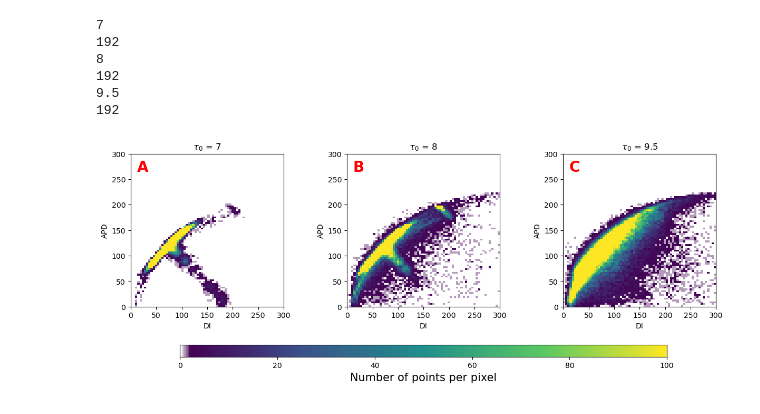
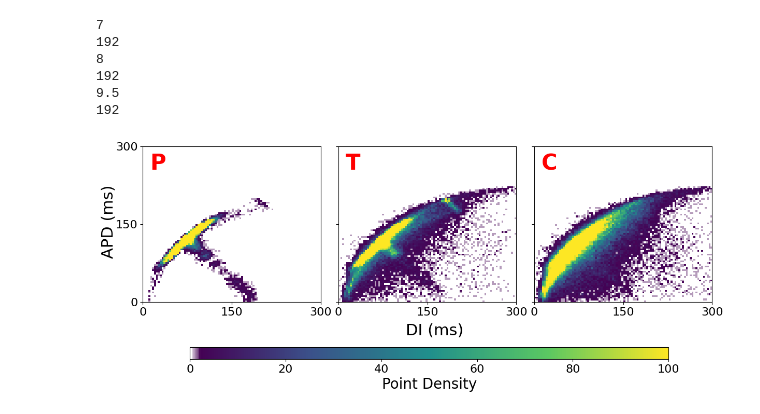
Before and after one commit to William-XiaodongAn/Quantifying-The-Complex-Spatiotemporal-Chaos-of-Cardiac-Fibrillation-in-Ionic-Models, a Jupyter notebook: analysis_ipynb_scripts/tau_0_plot.ipynb, the cells around one changed output. Saved outputs shown, nothing was run; the diff lists cells and outputs as text; code cells hidden in the pictures.

```diff
--- a/analysis_ipynb_scripts/tau_0_plot.ipynb
+++ b/analysis_ipynb_scripts/tau_0_plot.ipynb
@@ -1245,7 +1302,7 @@ for repeat_index,repeat in enumerate(result_4_repeat_list):
             tau_pw = str(tau_pw)
             tau_r = str(tau_r)
 
-            path = "../tau_pw_"+ tau_pw + "_tau_0_" + tau_r + "_spatial_20e4_32e4_8_8_APD_step_4" + repeat + ".csv"
+            path = "D://result/tau_pw_"+ tau_pw + "_tau_0_" + tau_r + "_spatial_20e4_32e4_8_8_APD_step_4" + repeat + ".csv"
             APD,V = get_APD_and_voltage_uvw(path,0.3,4)
 
             result_4_uvw_list[repeat_index][tau_r_index].append(V)
@@ -1280,23 +1337,23 @@ def using_mpl_scatter_density(ax, x, y, v, label, title):
             va='top', ha='left')
     ax.set_xlim(0, 300)
     ax.set_ylim(0, 300)
-    ax.set_xticks([0, 300])
+    ax.set_xticks([0, 150,300])
     ax.set_yticks([0, 150,300])
-    ax.set_xlabel(r'DI')
-    ax.set_ylabel(r'APD')
+    ax.set_xlabel(r'DI (ms)')
+    ax.set_ylabel(r'APD (ms)')
     ax.tick_params(axis='both', which='major', labelsize=16)  # bigger ticks
     #ax.set_title(title)
     return density
 
 
-letters = ['A', 'B', 'C']
+letters = ['P', 'T', 'C']
 fig, axes = plt.subplots(1, 3, figsize=(13.4, 5), subplot_kw={'projection': 'scatter_density'})
 
 # Keep the last density object for the colorbar
 densities = []
 for idx, (ax, i) in enumerate(zip(axes, [0, 1, 2])):
     y, x = get_restitution2(result_4_uvw_list[0][i][0][0])
-    title = r'$\tau_{0}$ = ' + str(result_4_tau_r_list[i])
+    title = r'$\tau_{0}$ = ' + str(result_4_tau_r_list[i]) + ' ms'
     density = using_mpl_scatter_density(ax, x, y, 100, letters[idx], title)
     densities.append(density)
 
@@ -1306,34 +1363,34 @@ cbar = fig.colorbar(
     ax=axes,                         # reference all axes
     orientation='horizontal',
     fraction=0.06,                   # relative size of colorbar
     pad=0.15,                        # space between subplots and colorbar
     aspect=40,                       # length vs. width ratio
 )
 cbar.set_label('Point Density', fontsize=20)
 cbar.ax.set_position([
     cbar.ax.get_position().x0 - 0.02,  # shift left (decrease this number more if needed)
-    cbar.ax.get_position().y0,         # keep same vertical
+    cbar.ax.get_position().y0 - 0.05,         # keep same vertical
     cbar.ax.get_position().width,      # same width
     cbar.ax.get_position().height      # same height
 ])
 cbar.ax.tick_params(labelsize=16)   # make colorbar tick labels bigger
 
 # remove per-axes labels
 for ax in axes:
     ax.set_xlabel('')
     ax.set_ylabel('')
 
 # only show y tick labels on the first subplot (optional, cleaner)
 for ax in axes[1:]:
     ax.set_yticklabels([])
 
 # big, shared labels
-#fig.supylabel('APD', fontsize=22, x=0.02,y=0.59)   # move a bit left so it clears the panels
-#fig.supxlabel('DI',  fontsize=22, y=0.15)   # raise if it clashes with the colorbar
+fig.supylabel('APD (ms)', fontsize=22, x=0.02,y=0.59)   # move a bit left so it clears the panels
+fig.supxlabel('DI (ms)',  fontsize=22, y=0.14)   # raise if it clashes with the colorbar
 
 # give room for the colorbar + shared xlabel
 fig.subplots_adjust(wspace=0.1, hspace=0.0,bottom=0.28, left=0.08)  # tweak if needed
 plt.savefig('tau_0_rest_curve.png', dpi=300, bbox_inches='tight')
 plt.show()
 # %% [output]
-[figure, old version]
+[figure, new version]
```
Also changed, not shown: parts of 5 cells of this notebook, 40 other files.
